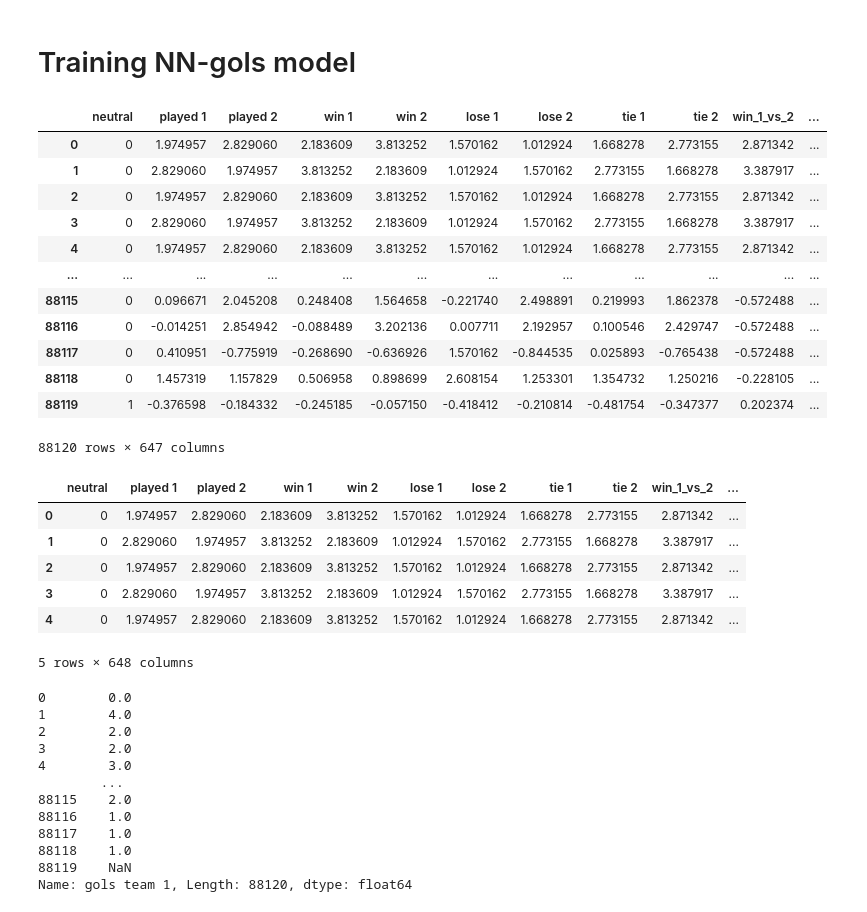
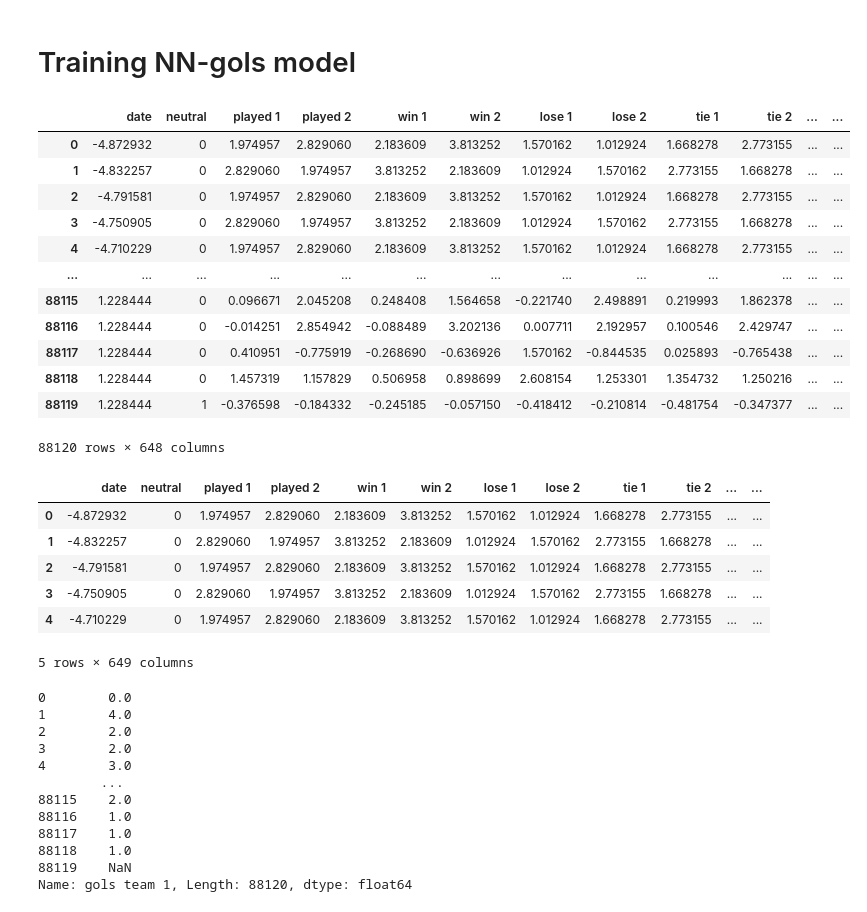
Before and after one commit to dretcm/World-Cup-Challenge-2022-ACM, a Jupyter notebook: worlds_cup_2k22_predictor.ipynb, the cells around one changed output. Cells and saved outputs as stored; diff of their text form; code cells hidden in the pictures.

```diff
--- a/worlds_cup_2k22_predictor.ipynb
+++ b/worlds_cup_2k22_predictor.ipynb
@@ -454,52 +462,50 @@ results_2['tie_1_vs_2'] = results_2.apply(lambda x: table_1_vs_2[x['home_team']+
 results_2['total_1_vs_2'] = results_2.apply(lambda x: x['win_1_vs_2']+ x['lose_1_vs_2'] + x['tie_1_vs_2'], axis=1)
 
 data_2_normalize = {}
 data_2_normalize['win_1_vs_2']= [np.mean(list(results_2['win_1_vs_2'])), np.std(list(results_2['win_1_vs_2']))]
 results_2['win_1_vs_2'] = results_2['win_1_vs_2'].map(lambda x: (x-data_2_normalize['win_1_vs_2'][0])/data_2_normalize['win_1_vs_2'][1])
 
-#max_lose_vs = max(results['lose_1_vs_2'])
 data_2_normalize['lose_1_vs_2']= [np.mean(list(results_2['lose_1_vs_2'])), np.std(list(results_2['lose_1_vs_2']))]
 results_2['lose_1_vs_2'] = results_2['lose_1_vs_2'].map(lambda x: (x-data_2_normalize['lose_1_vs_2'][0])/data_2_normalize['lose_1_vs_2'][1])
 
 data_2_normalize['tie_1_vs_2']= [np.mean(list(results_2['tie_1_vs_2'])), np.std(list(results_2['tie_1_vs_2']))]
 results_2['tie_1_vs_2'] = results_2['tie_1_vs_2'].map(lambda x: (x-data_2_normalize['tie_1_vs_2'][0])/data_2_normalize['tie_1_vs_2'][1])
 
-#max_total_vs = max(results['total_1_vs_2'])
 data_2_normalize['total_1_vs_2']= [np.mean(list(results_2['total_1_vs_2'])), np.std(list(results_2['total_1_vs_2']))]
 results_2['total_1_vs_2'] = results_2['total_1_vs_2'].map(lambda x: (x-data_2_normalize['total_1_vs_2'][0])/data_2_normalize['total_1_vs_2'][1])
 
 results_2['result'] = table_result
 #results_2['difference'] = results_2.apply(lambda x: x['home_score'] - x['away_score'], axis=1)
 results_2['gols team 1'] = home_score
 
 results_2['neutral'] = results_2['neutral'].map(lambda x: 1 if x==True else 0)
 
-# results_2['date'] = results_2['date'].map(lambda x: (int(str(x)[:4])))
-# date_mean, date_std = np.mean(list(results_2['date'])), np.std(list(results_2['date']))
-# results_2['date'] = results_2['date'].map(lambda x: (x-date_mean)/date_std)
+results_2['date'] = results_2['date'].map(lambda x: (int(str(x)[:4])))
+date_mean, date_std = np.mean(list(results_2['date'])), np.std(list(results_2['date']))
+results_2['date'] = results_2['date'].map(lambda x: (x-date_mean)/date_std)
 
 #print(results_2.shape, onehot_countrys.shape)
 results_2.reset_index(inplace=True, drop=True)
 onehot_countrys.reset_index(inplace=True, drop=True)
 results_2 = pd.concat([results_2, onehot_countrys], axis=1)
 
-data_2 = results_2.drop(['city', 'date', 'country', 'tournament','home_score', 'away_score', 'home_team', 'away_team'], axis=1)
+data_2 = results_2.drop(['city', 'country', 'tournament','home_score', 'away_score', 'home_team', 'away_team'], axis=1)
 
 data_2
 # %% [output]
-|  | neutral | played 1 | played 2 | win 1 | win 2 | lose 1 | lose 2 | tie 1 | tie 2 | win_1_vs_2 | ... |
-| 0 | 0 | 1.974957 | 2.829060 | 2.183609 | 3.813252 | 1.570162 | 1.012924 | 1.668278 | 2.773155 | 2.871342 | ... |
-| 1 | 0 | 2.829060 | 1.974957 | 3.813252 | 2.183609 | 1.012924 | 1.570162 | 2.773155 | 1.668278 | 3.387917 | ... |
-| 2 | 0 | 1.974957 | 2.829060 | 2.183609 | 3.813252 | 1.570162 | 1.012924 | 1.668278 | 2.773155 | 2.871342 | ... |
-| 3 | 0 | 2.829060 | 1.974957 | 3.813252 | 2.183609 | 1.012924 | 1.570162 | 2.773155 | 1.668278 | 3.387917 | ... |
-| 4 | 0 | 1.974957 | 2.829060 | 2.183609 | 3.813252 | 1.570162 | 1.012924 | 1.668278 | 2.773155 | 2.871342 | ... |
-| ... | ... | ... | ... | ... | ... | ... | ... | ... | ... | ... | ... |
-| 88115 | 0 | 0.096671 | 2.045208 | 0.248408 | 1.564658 | -0.221740 | 2.498891 | 0.219993 | 1.862378 | -0.572488 | ... |
-| 88116 | 0 | -0.014251 | 2.854942 | -0.088489 | 3.202136 | 0.007711 | 2.192957 | 0.100546 | 2.429747 | -0.572488 | ... |
-| 88117 | 0 | 0.410951 | -0.775919 | -0.268690 | -0.636926 | 1.570162 | -0.844535 | 0.025893 | -0.765438 | -0.572488 | ... |
-| 88118 | 0 | 1.457319 | 1.157829 | 0.506958 | 0.898699 | 2.608154 | 1.253301 | 1.354732 | 1.250216 | -0.228105 | ... |
-| 88119 | 1 | -0.376598 | -0.184332 | -0.245185 | -0.057150 | -0.418412 | -0.210814 | -0.481754 | -0.347377 | 0.202374 | ... |
+|  | date | neutral | played 1 | played 2 | win 1 | win 2 | lose 1 | lose 2 | tie 1 | tie 2 | ... | ... |
+| 0 | -4.872932 | 0 | 1.974957 | 2.829060 | 2.183609 | 3.813252 | 1.570162 | 1.012924 | 1.668278 | 2.773155 | ... | ... |
+| 1 | -4.832257 | 0 | 2.829060 | 1.974957 | 3.813252 | 2.183609 | 1.012924 | 1.570162 | 2.773155 | 1.668278 | ... | ... |
+| 2 | -4.791581 | 0 | 1.974957 | 2.829060 | 2.183609 | 3.813252 | 1.570162 | 1.012924 | 1.668278 | 2.773155 | ... | ... |
+| 3 | -4.750905 | 0 | 2.829060 | 1.974957 | 3.813252 | 2.183609 | 1.012924 | 1.570162 | 2.773155 | 1.668278 | ... | ... |
+| 4 | -4.710229 | 0 | 1.974957 | 2.829060 | 2.183609 | 3.813252 | 1.570162 | 1.012924 | 1.668278 | 2.773155 | ... | ... |
+| ... | ... | ... | ... | ... | ... | ... | ... | ... | ... | ... | ... | ... |
+| 88115 | 1.228444 | 0 | 0.096671 | 2.045208 | 0.248408 | 1.564658 | -0.221740 | 2.498891 | 0.219993 | 1.862378 | ... | ... |
+| 88116 | 1.228444 | 0 | -0.014251 | 2.854942 | -0.088489 | 3.202136 | 0.007711 | 2.192957 | 0.100546 | 2.429747 | ... | ... |
+| 88117 | 1.228444 | 0 | 0.410951 | -0.775919 | -0.268690 | -0.636926 | 1.570162 | -0.844535 | 0.025893 | -0.765438 | ... | ... |
+| 88118 | 1.228444 | 0 | 1.457319 | 1.157829 | 0.506958 | 0.898699 | 2.608154 | 1.253301 | 1.354732 | 1.250216 | ... | ... |
+| 88119 | 1.228444 | 1 | -0.376598 | -0.184332 | -0.245185 | -0.057150 | -0.418412 | -0.210814 | -0.481754 | -0.347377 | ... | ... |
-88120 rows × 647 columns
+88120 rows × 648 columns
 # %%
 Y = data_2['gols team 1']
 X = data_2.drop(['gols team 1','result'], axis=1)
@@ -508,13 +514,13 @@ X.insert(X.shape[1], "win country 1", data_2['result'].map(lambda x: 0 if x!=1 e
 X.insert(X.shape[1], "win country 2", data_2['result'].map(lambda x: 0 if x!=2 else 1))
 X.head()
 # %% [output]
-|  | neutral | played 1 | played 2 | win 1 | win 2 | lose 1 | lose 2 | tie 1 | tie 2 | win_1_vs_2 | ... |
-| 0 | 0 | 1.974957 | 2.829060 | 2.183609 | 3.813252 | 1.570162 | 1.012924 | 1.668278 | 2.773155 | 2.871342 | ... |
-| 1 | 0 | 2.829060 | 1.974957 | 3.813252 | 2.183609 | 1.012924 | 1.570162 | 2.773155 | 1.668278 | 3.387917 | ... |
-| 2 | 0 | 1.974957 | 2.829060 | 2.183609 | 3.813252 | 1.570162 | 1.012924 | 1.668278 | 2.773155 | 2.871342 | ... |
-| 3 | 0 | 2.829060 | 1.974957 | 3.813252 | 2.183609 | 1.012924 | 1.570162 | 2.773155 | 1.668278 | 3.387917 | ... |
-| 4 | 0 | 1.974957 | 2.829060 | 2.183609 | 3.813252 | 1.570162 | 1.012924 | 1.668278 | 2.773155 | 2.871342 | ... |
+|  | date | neutral | played 1 | played 2 | win 1 | win 2 | lose 1 | lose 2 | tie 1 | tie 2 | ... | ... |
+| 0 | -4.872932 | 0 | 1.974957 | 2.829060 | 2.183609 | 3.813252 | 1.570162 | 1.012924 | 1.668278 | 2.773155 | ... | ... |
+| 1 | -4.832257 | 0 | 2.829060 | 1.974957 | 3.813252 | 2.183609 | 1.012924 | 1.570162 | 2.773155 | 1.668278 | ... | ... |
+| 2 | -4.791581 | 0 | 1.974957 | 2.829060 | 2.183609 | 3.813252 | 1.570162 | 1.012924 | 1.668278 | 2.773155 | ... | ... |
+| 3 | -4.750905 | 0 | 2.829060 | 1.974957 | 3.813252 | 2.183609 | 1.012924 | 1.570162 | 2.773155 | 1.668278 | ... | ... |
+| 4 | -4.710229 | 0 | 1.974957 | 2.829060 | 2.183609 | 3.813252 | 1.570162 | 1.012924 | 1.668278 | 2.773155 | ... | ... |
-5 rows × 648 columns
+5 rows × 649 columns
 # %%
 Y = Y.map(lambda x: abs(x))
 Y
```
Also changed, not shown: parts of 20 cells of this notebook.
